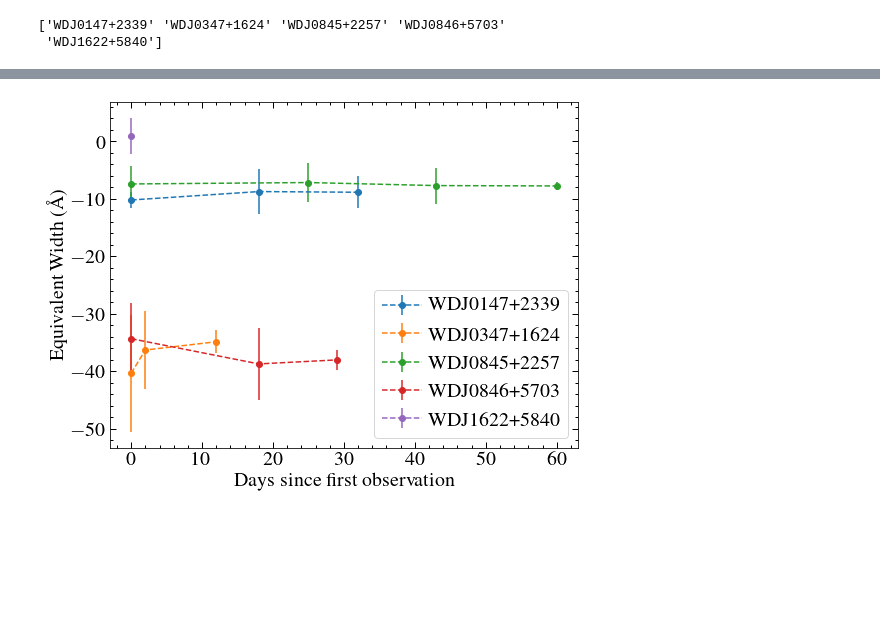
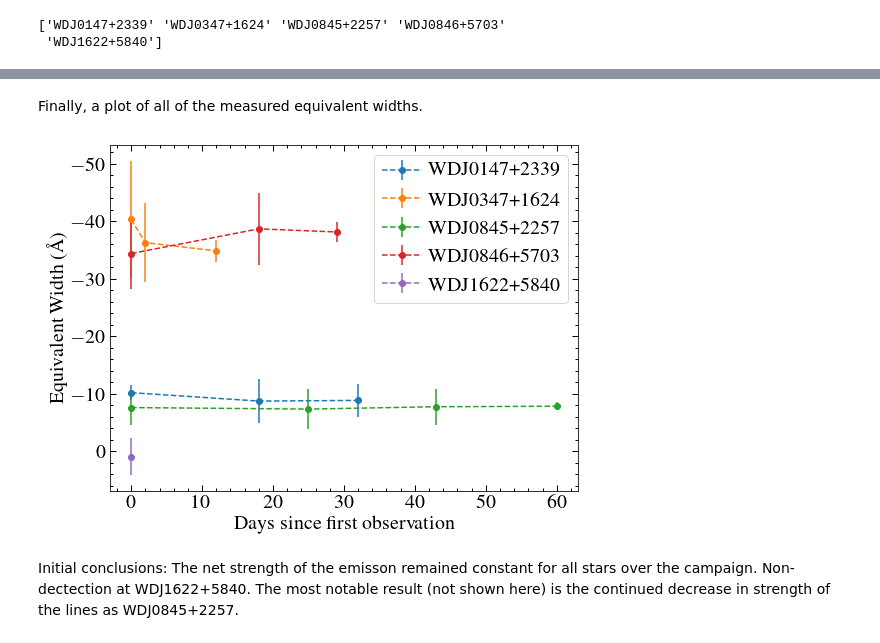
Before and after one commit to davidjwilson/gas_discs, a Jupyter notebook: het_results.ipynb, the cells around one changed output, grey strips where cells are left out. Cells and saved outputs as stored; diff of their text form; code cells hidden in the pictures; blank space fills up the shorter version.

```diff
--- a/het_results.ipynb
+++ b/het_results.ipynb
@@ -45,7 +44,7 @@ Group spectra by star and date. Coadd spectra from the same date, and measure eq
 # %%
 def wavelength_edges(w):
     """
-    Calulates w0 and w1
+    Calulates the edges of each wavelength bin w0, w1
     """
     diff = np.diff(w)
     diff0 = np.concatenate((np.array([diff[0]]), diff)) #adds an extravalue to make len(diff) = len(w)
@@ -101,7 +102,8 @@ def norm_equivalent_width(w, f, e, bandpass):
 # %%
-triplet_regions = {'WDJ0846+5703':[8435, 8480, 8520, 8522, 8565, 8638, 8685, 8750],
-                   'WDJ0845+2257':[8400, 8480, 8522, 8525, 8565, 8642,8685,8750],
+triplet_regions = {'WDJ0846+5703':[8400, 8480, 8520, 8522, 8565, 8638, 8685, 8750],
+                   'WDJ0845+2257':[8400, 8480, 8525, 8525, 8565, 8645,8685,8750],
                    'WDJ0347+1624':[8400, 8475, 8515, 8522, 8565, 8640, 8685, 8750],
                    'WDJ0147+2339':[8400, 8475, 8521, 8522, 8565, 8635, 8690, 8750],
                    'WDJ1622+5840':[8400, 8470, 8520, 8521, 8570, 8635, 8690, 8750]}
-triplet_regions
+
+# trips2 = [[8480,8525], [8525,8565], [8645, 8685]]
@@ -226,17 +270,22 @@ WARNING: The fit may be poorly conditioned
-# %%
-plt.figure(figsize=(8,6))
-for star in stars:
-    mjd, ew, ewe = np.loadtxt('het_results/{}_lrs2_ews.dat'.format(star), unpack=True)
-    if type(mjd) == np.ndarray:
-        mjd -=mjd[0]
-    else:
-        mjd=0
-    plt.errorbar(mjd, ew, yerr=ewe, ls='--', marker='o', label=star)
-plt.legend(frameon = True)
-plt.xlabel('Days since first observation')
-plt.ylabel ('Equivalent Width (\AA)')
-plt.tight_layout()
-plt.savefig('plots/all_lrs_ews.png', facecolor='w')
-plt.savefig('plots/all_lrs_ews.pdf')
-# %% [output]
-[figure, removed]
+# %% [markdown]
+Finally, a plot of all of the measured equivalent widths.
+# %%
+plt.figure(figsize=(8,6))
+for star in stars:
+    mjd, ew, ewe = np.loadtxt('het_results/{}_lrs2_ews.dat'.format(star), unpack=True)
+    if type(mjd) == np.ndarray:
+        mjd -=mjd[0]
+    else:
+        mjd=0
+    plt.errorbar(mjd, ew, yerr=ewe, ls='--', marker='o', label=star)
+plt.legend(frameon = True)
+plt.xlabel('Days since first observation')
+plt.ylabel ('Equivalent Width (\AA)')
+plt.gca().invert_yaxis()
+plt.tight_layout()
+plt.savefig('plots/all_lrs_ews.png', facecolor='w')
+plt.savefig('plots/all_lrs_ews.pdf')
+# %% [output]
+[figure, added]
+# %% [markdown]
+Initial conclusions: The net strength of the emisson remained constant for all stars over the campaign. Non-dectection at WDJ1622+5840. The most notable result (not shown here) is the continued decrease in strength of the lines as WDJ0845+2257.
```
Also changed, not shown: parts of 8 cells of this notebook, 21 other files.
